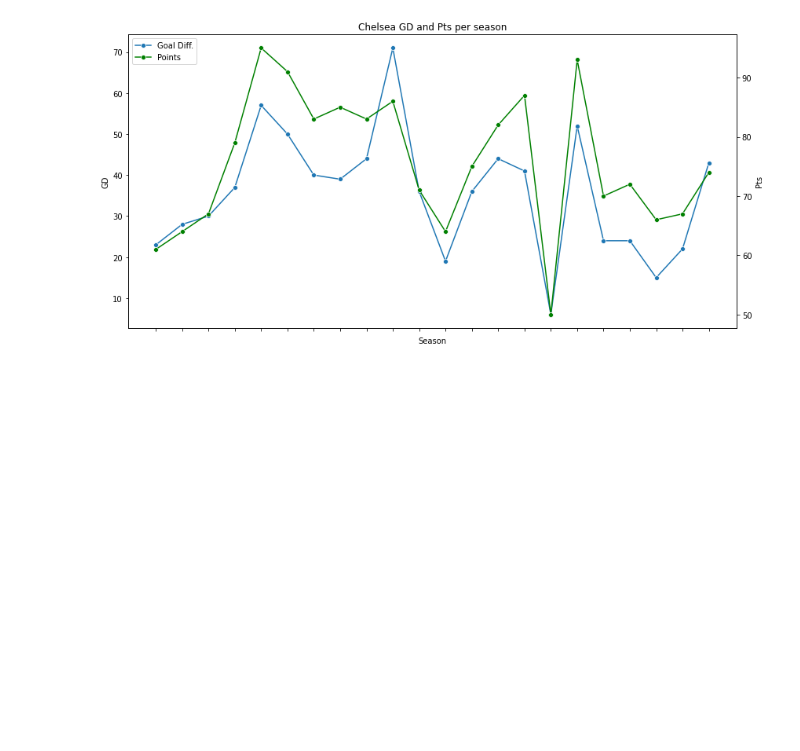
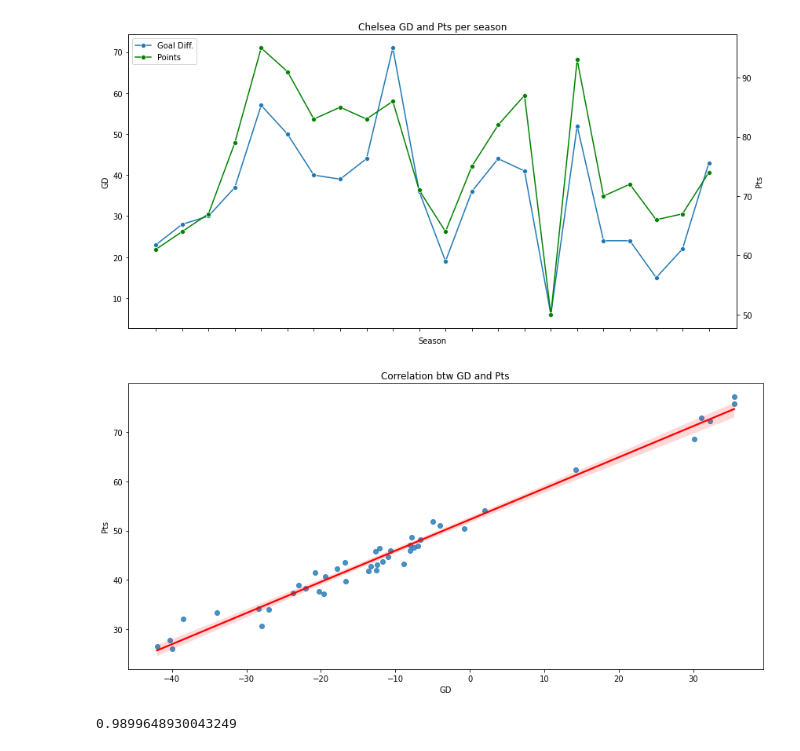
Before and after one commit to godhunter98/data_camp_exploratory_DA, a Jupyter notebook: main.ipynb, the cells around one changed output. Cells and saved outputs as stored; diff of their text form; code cells hidden in the pictures; blank space fills up the shorter version.

Commit message:
added the correlation/scatter between GD and Pts

```diff
--- a/main.ipynb
+++ b/main.ipynb
@@ -109,3 +109,16 @@ plt.tight_layout()
 plt.show()
 # %% [output]
 [figure]
+# %%
+epl_team_stats = epl.groupby('Team').agg({'GD':'mean','Pts':'mean'}).round(1)
+plt.figure(figsize=(12, 6))
+sns.regplot(x = 'GD',y="Pts",data=epl_team_stats,marker='o',line_kws={'color': 'red'})
+plt.title("Correlation btw GD and Pts")
+plt.tight_layout()
+plt.show()
+# %% [output]
+[figure, added]
+# %%
+print(epl_team_stats.Pts.corr(epl_team_stats.GD))
+# %% [output]
+0.9899648930043249
```
